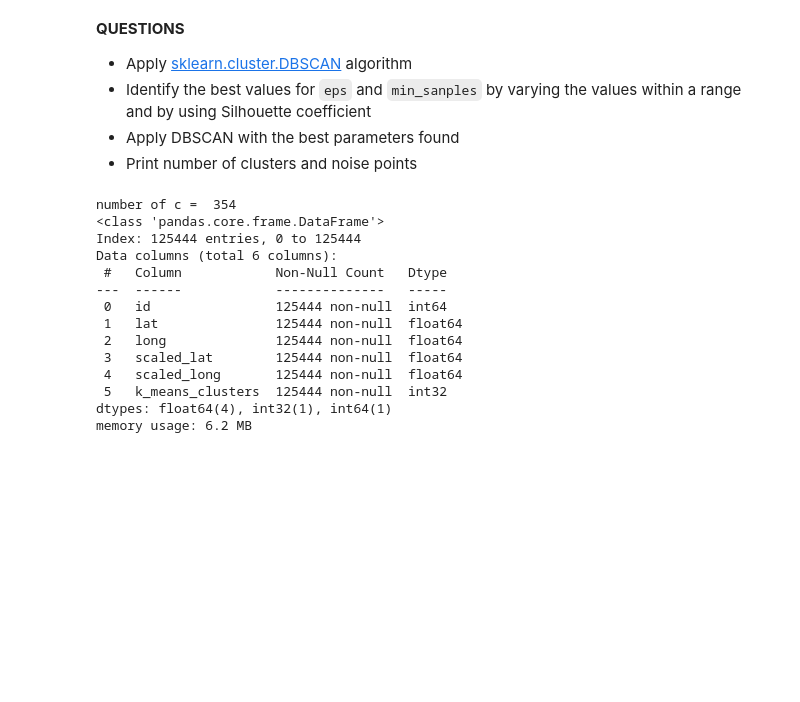
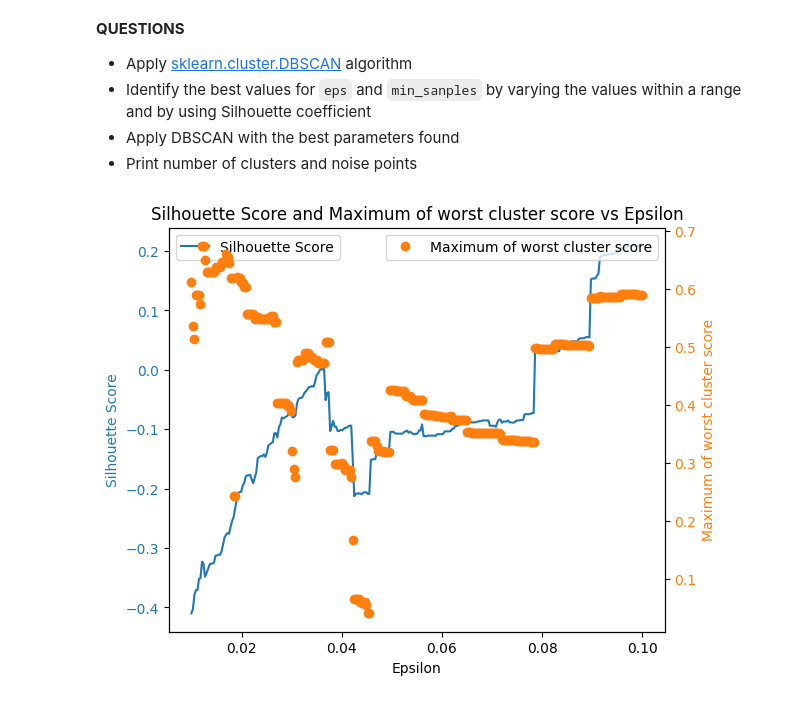
Before and after one commit to armynion/Data-Mining-Lab-INSA-4IF, a Jupyter notebook: Main.ipynb, the cells around one changed output. Saved outputs shown, nothing was run; the diff lists cells and outputs as text; code cells hidden in the pictures; blank space fills up the shorter version.

```diff
--- a/Main.ipynb
+++ b/Main.ipynb
@@ -583,7 +636,7 @@ To ensure that locations given by the clusters are precise enough, we can reject
 # %%
 hierarchical_coordinates_sample = scaled_coordinates_df.sample(20000)
 
-agglomerative_clustering = AgglomerativeClustering(n_clusters=None,distance_threshold=0.17).fit(hierarchical_coordinates_sample[["scaled_lat", "scaled_long"]])
+agglomerative_clustering = AgglomerativeClustering(n_clusters=None,distance_threshold=0.52).fit(hierarchical_coordinates_sample[["scaled_lat", "scaled_long"]])
 labels = agglomerative_clustering.labels_
 hierarchical_coordinates_sample["agglomerative_clusters"] = labels
 hierarchical_coordinates_sample["agglomerative_clusters"].nunique()
@@ -657,23 +735,37 @@ from sklearn.cluster import DBSCAN
+# %%
+DBSCAN_coordinates_sample = scaled_coordinates_df.sample(1000)
+epsilons = np.linspace(0.01, 0.1, 300)
+DBSCAN_silhouette_test = find_best_epsilon(epsilons, 5)
+# %%
+fig, ax1 = plt.subplots()
+
+color = 'tab:blue'
+ax1.set_xlabel('Epsilon')
+ax1.set_ylabel('Silhouette Score', color=color)
+ax1.plot(epsilons, DBSCAN_silhouette_test["scores"], label='Silhouette Score', color=color)
+ax1.tick_params(axis='y', labelcolor=color)
+ax1.legend(loc='upper left')
+
+ax2 = ax1.twinx()
+color = 'tab:orange'
+ax2.set_ylabel('Maximum of worst cluster score', color=color)
+ax2.plot(epsilons, DBSCAN_silhouette_test["min_silhouettes"], label='Maximum of worst cluster score', marker='o',linestyle='', color=color)
+ax2.tick_params(axis='y', labelcolor=color)
+ax2.legend(loc='upper right')
+
+fig.tight_layout()
+plt.title('Silhouette Score and Maximum of worst cluster score vs Epsilon')
+plt.show()
+# %% [output]
+[figure, added]
 # %%
-dbscan_coordinates_sample = scaled_coordinates_df.sample(5000)
+DBSCAN_coordinates_sample = scaled_coordinates_df.sample(30000)
 
-clustering = DBSCAN(eps=0.022, min_samples=2).fit(dbscan_coordinates_sample[["scaled_lat", "scaled_long"]])
-dbscan_coordinates_sample["DBSCAN_clusters"] = clustering.labels_
-nb_clusters = dbscan_coordinates_sample["DBSCAN_clusters"].nunique()
-print("number of c = ",nb_clusters)
-scaled_coordinates_df.info()
+clustering = DBSCAN(eps=0.25, min_samples=5).fit(DBSCAN_coordinates_sample[["scaled_lat", "scaled_long"]])
+labels = clustering.labels_
+DBSCAN_coordinates_sample["DBSCAN_clusters"] = labels
+DBSCAN_coordinates_sample["DBSCAN_clusters"].nunique()
+
+DBSCAN_coordinates_sample["silhouette_score"] = silhouette_samples(
+    DBSCAN_coordinates_sample[["scaled_lat", "scaled_long"]],
+    DBSCAN_coordinates_sample["DBSCAN_clusters"])
-# %% [output]
-number of c =  354
-<class 'pandas.core.frame.DataFrame'>
-Index: 125444 entries, 0 to 125444
-Data columns (total 6 columns):
- #   Column            Non-Null Count   Dtype
----  ------            --------------   -----
- 0   id                125444 non-null  int64
- 1   lat               125444 non-null  float64
- 2   long              125444 non-null  float64
- 3   scaled_lat        125444 non-null  float64
- 4   scaled_long       125444 non-null  float64
- 5   k_means_clusters  125444 non-null  int32
-dtypes: float64(4), int32(1), int64(1)
-memory usage: 6.2 MB
```
Also changed, not shown: parts of 14 cells of this notebook.
